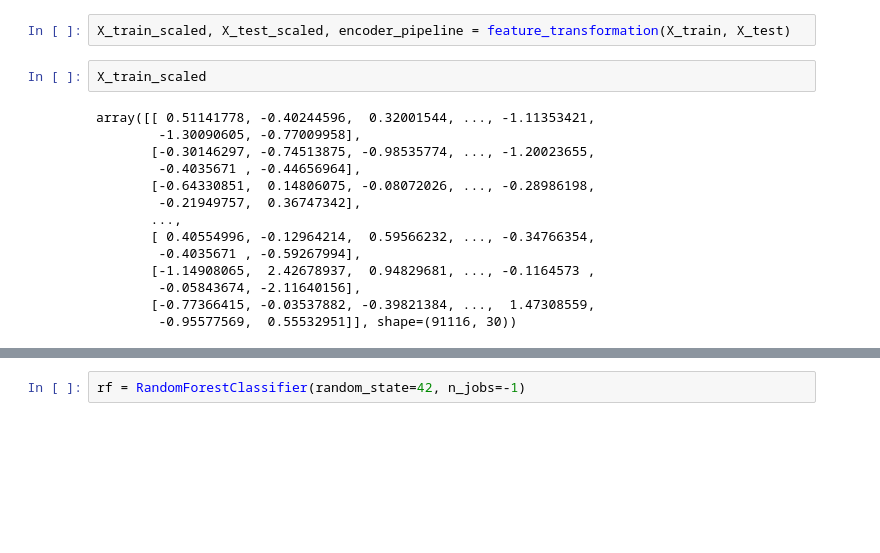
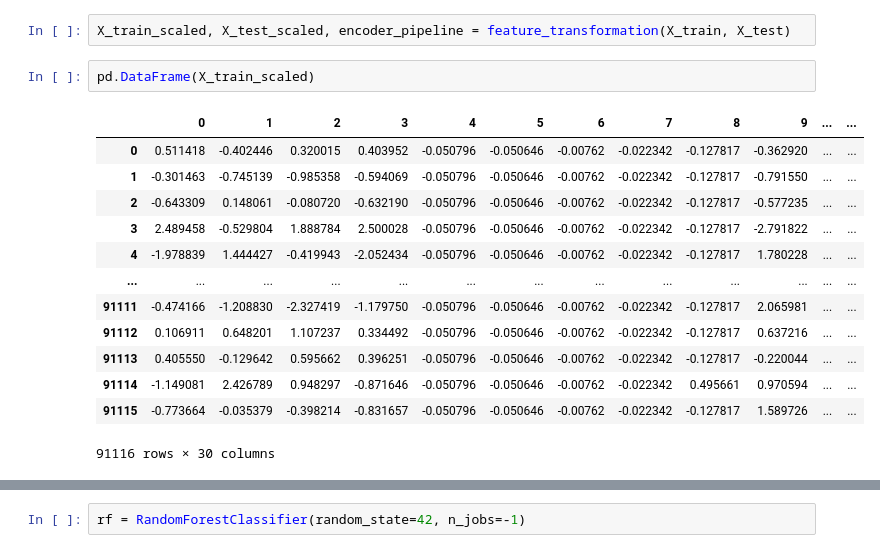
Before and after one commit to ABHIRAM1234/Machine-Learning-CSCI-5612-872-Project, a Jupyter notebook: Modeling/RandomForest.ipynb, the cells around one changed output, grey strips where cells are left out. Cells and saved outputs as stored; diff of their text form; blank space fills up the shorter version.

```diff
--- a/Modeling/RandomForest.ipynb
+++ b/Modeling/RandomForest.ipynb
@@ -83,18 +83,18 @@ def feature_transformation(X_train, X_test):
 # %%
 X_train_scaled, X_test_scaled, encoder_pipeline = feature_transformation(X_train, X_test)
 # %%
-X_train_scaled
+pd.DataFrame(X_train_scaled)
 # %% [output]
+|  | 0 | 1 | 2 | 3 | 4 | 5 | 6 | 7 | 8 | 9 | ... | ... |
+| 0 | 0.511418 | -0.402446 | 0.320015 | 0.403952 | -0.050796 | -0.050646 | -0.00762 | -0.022342 | -0.127817 | -0.362920 | ... | ... |
+| 1 | -0.301463 | -0.745139 | -0.985358 | -0.594069 | -0.050796 | -0.050646 | -0.00762 | -0.022342 | -0.127817 | -0.791550 | ... | ... |
+| 2 | -0.643309 | 0.148061 | -0.080720 | -0.632190 | -0.050796 | -0.050646 | -0.00762 | -0.022342 | -0.127817 | -0.577235 | ... | ... |
+| 3 | 2.489458 | -0.529804 | 1.888784 | 2.500028 | -0.050796 | -0.050646 | -0.00762 | -0.022342 | -0.127817 | -2.791822 | ... | ... |
+| 4 | -1.978839 | 1.444427 | -0.419943 | -2.052434 | -0.050796 | -0.050646 | -0.00762 | -0.022342 | -0.127817 | 1.780228 | ... | ... |
+| ... | ... | ... | ... | ... | ... | ... | ... | ... | ... | ... | ... | ... |
+| 91111 | -0.474166 | -1.208830 | -2.327419 | -1.179750 | -0.050796 | -0.050646 | -0.00762 | -0.022342 | -0.127817 | 2.065981 | ... | ... |
+| 91112 | 0.106911 | 0.648201 | 1.107237 | 0.334492 | -0.050796 | -0.050646 | -0.00762 | -0.022342 | -0.127817 | 0.637216 | ... | ... |
+| 91113 | 0.405550 | -0.129642 | 0.595662 | 0.396251 | -0.050796 | -0.050646 | -0.00762 | -0.022342 | -0.127817 | -0.220044 | ... | ... |
+| 91114 | -1.149081 | 2.426789 | 0.948297 | -0.871646 | -0.050796 | -0.050646 | -0.00762 | -0.022342 | 0.495661 | 0.970594 | ... | ... |
+| 91115 | -0.773664 | -0.035379 | -0.398214 | -0.831657 | -0.050796 | -0.050646 | -0.00762 | -0.022342 | -0.127817 | 1.589726 | ... | ... |
-array([[ 0.51141778, -0.40244596,  0.32001544, ..., -1.11353421,
-        -1.30090605, -0.77009958],
-       [-0.30146297, -0.74513875, -0.98535774, ..., -1.20023655,
-        -0.4035671 , -0.44656964],
-       [-0.64330851,  0.14806075, -0.08072026, ..., -0.28986198,
-        -0.21949757,  0.36747342],
-       ...,
-       [ 0.40554996, -0.12964214,  0.59566232, ..., -0.34766354,
-        -0.4035671 , -0.59267994],
-       [-1.14908065,  2.42678937,  0.94829681, ..., -0.1164573 ,
-        -0.05843674, -2.11640156],
-       [-0.77366415, -0.03537882, -0.39821384, ...,  1.47308559,
-        -0.95577569,  0.55532951]], shape=(91116, 30))
+91116 rows × 30 columns
```
Also changed, not shown: parts of 1 cell of this notebook, 7 other files.
